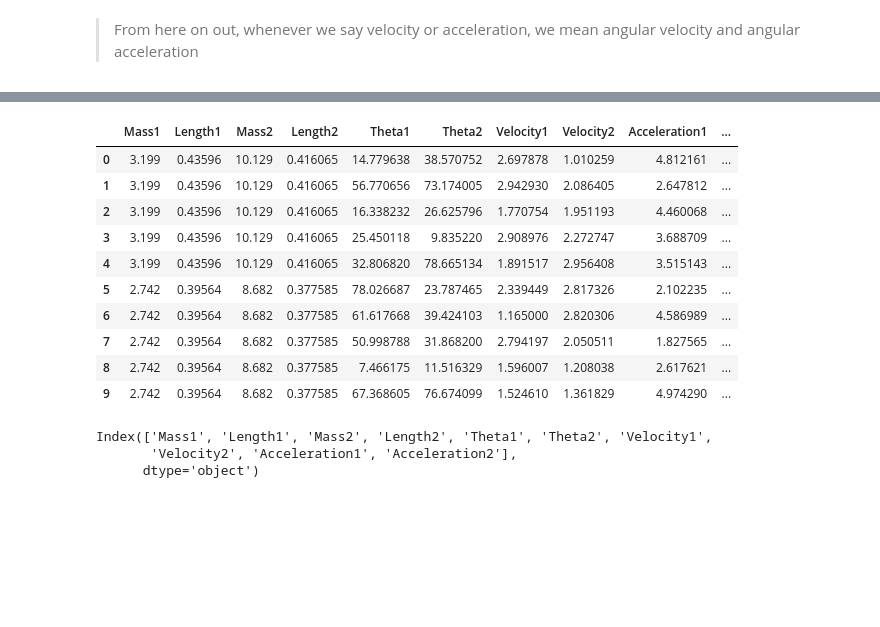
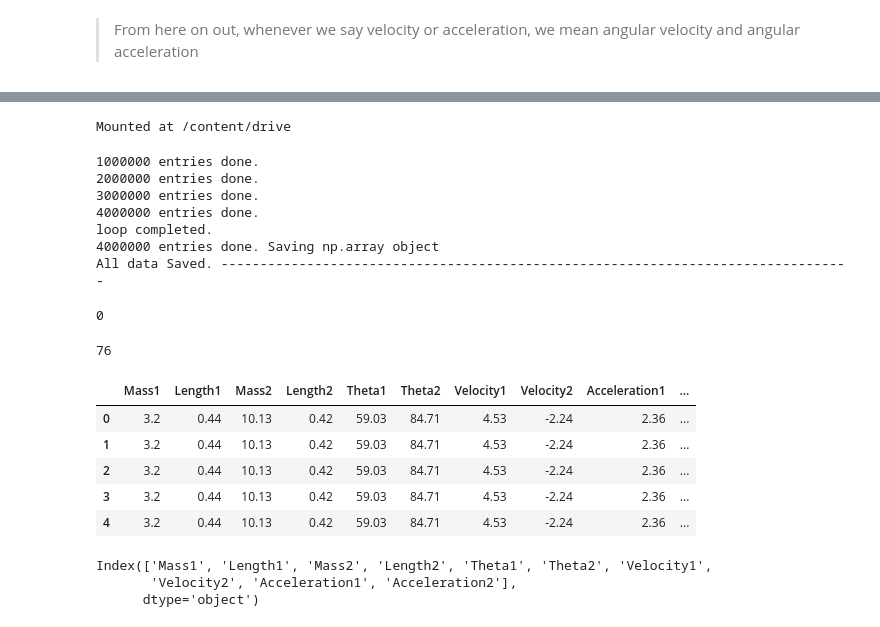
Before and after one commit to vipulSharma18/Push-Recovery-using-Deep-Q-Learning, a Jupyter notebook: dataset_generation/2_link_manipulator_with_point_masses.ipynb, the cells around one changed output, grey strips where cells are left out. Drawn from its saved outputs; the diff is of its cells as text; code cells hidden in the pictures; blank space fills up the shorter version.

Commit message:
Complete Dataset Generated with 4 mil samples

```diff
--- a/dataset_generation/2_link_manipulator_with_point_masses.ipynb
+++ b/dataset_generation/2_link_manipulator_with_point_masses.ipynb
@@ -43,21 +72,61 @@ ACCELERATION2 = 4*np.random.random(10)+1
+# %%
+from google.colab import drive
+drive.mount('/content/drive')
+# %% [output]
+Mounted at /content/drive
+# %%
+c = 0
+d = 1
+gc.collect()
+data = []
+for m1 in M1:
+  for l1 in L1:
+    for m2 in M2:
+      for l2 in L2:
+        for theta1 in THETA1:
+          for theta2 in THETA2:
+            for v1 in VELOCITY1:
+              for v2 in VELOCITY2:
+                for a1 in ACCELERATION1:
+                  for a2 in ACCELERATION2:
+                    data.append([m1,l1,m2,l2,theta1,theta2,v1,v2,a1,a2])
+                    c+=1
+                    if(c%1000000 ==0):
+                      print(c, "entries done.")
+print("loop completed.")
+print(c, 'entries done. Saving np.array object')
+path = "/content/drive/MyDrive/Inverse Dynamics/torqueCalculation.npy"
+np.save(path, data)
+print("All data Saved. ---------------------------------------------------------------------------------")
+del data
+gc.collect()
+# %% [output]
+1000000 entries done.
+2000000 entries done.
+3000000 entries done.
+4000000 entries done.
+loop completed.
+4000000 entries done. Saving np.array object
+All data Saved. ---------------------------------------------------------------------------------
+0
 # %%
-d = {'Mass1': M1, 'Length1': L1,'Mass2': M2,'Length2': L2,'Theta1': THETA1,'Theta2': THETA2,\
-        'Velocity1': VELOCITY1, 'Velocity2': VELOCITY2, 'Acceleration1': ACCELERATION1, 'Acceleration2': ACCELERATION2}
-dataset = pd.DataFrame(data = d)
+columns_list = ['Mass1', 'Length1', 'Mass2', 'Length2', 'Theta1', 'Theta2', 'Velocity1', 'Velocity2', 'Acceleration1', 'Acceleration2']
+# %%
+data = np.around(np.load(path), decimals = 2)
+dataset = pd.DataFrame(data = data, columns = columns_list)
+del data
+gc.collect()
+# %% [output]
+76
 # %%
-dataset
+dataset.head()
 # %% [output]
 |  | Mass1 | Length1 | Mass2 | Length2 | Theta1 | Theta2 | Velocity1 | Velocity2 | Acceleration1 | ... |
-| 0 | 3.199 | 0.43596 | 10.129 | 0.416065 | 14.779638 | 38.570752 | 2.697878 | 1.010259 | 4.812161 | ... |
-| 1 | 3.199 | 0.43596 | 10.129 | 0.416065 | 56.770656 | 73.174005 | 2.942930 | 2.086405 | 2.647812 | ... |
-| 2 | 3.199 | 0.43596 | 10.129 | 0.416065 | 16.338232 | 26.625796 | 1.770754 | 1.951193 | 4.460068 | ... |
-| 3 | 3.199 | 0.43596 | 10.129 | 0.416065 | 25.450118 | 9.835220 | 2.908976 | 2.272747 | 3.688709 | ... |
-| 4 | 3.199 | 0.43596 | 10.129 | 0.416065 | 32.806820 | 78.665134 | 1.891517 | 2.956408 | 3.515143 | ... |
-| 5 | 2.742 | 0.39564 | 8.682 | 0.377585 | 78.026687 | 23.787465 | 2.339449 | 2.817326 | 2.102235 | ... |
-| 6 | 2.742 | 0.39564 | 8.682 | 0.377585 | 61.617668 | 39.424103 | 1.165000 | 2.820306 | 4.586989 | ... |
-| 7 | 2.742 | 0.39564 | 8.682 | 0.377585 | 50.998788 | 31.868200 | 2.794197 | 2.050511 | 1.827565 | ... |
-| 8 | 2.742 | 0.39564 | 8.682 | 0.377585 | 7.466175 | 11.516329 | 1.596007 | 1.208038 | 2.617621 | ... |
-| 9 | 2.742 | 0.39564 | 8.682 | 0.377585 | 67.368605 | 76.674099 | 1.524610 | 1.361829 | 4.974290 | ... |
+| 0 | 3.2 | 0.44 | 10.13 | 0.42 | 59.03 | 84.71 | 4.53 | -2.24 | 2.36 | ... |
+| 1 | 3.2 | 0.44 | 10.13 | 0.42 | 59.03 | 84.71 | 4.53 | -2.24 | 2.36 | ... |
+| 2 | 3.2 | 0.44 | 10.13 | 0.42 | 59.03 | 84.71 | 4.53 | -2.24 | 2.36 | ... |
+| 3 | 3.2 | 0.44 | 10.13 | 0.42 | 59.03 | 84.71 | 4.53 | -2.24 | 2.36 | ... |
+| 4 | 3.2 | 0.44 | 10.13 | 0.42 | 59.03 | 84.71 | 4.53 | -2.24 | 2.36 | ... |
 # %%
 dataset.columns
 # %% [output]
```
Also changed, not shown: parts of 19 cells of this notebook.
